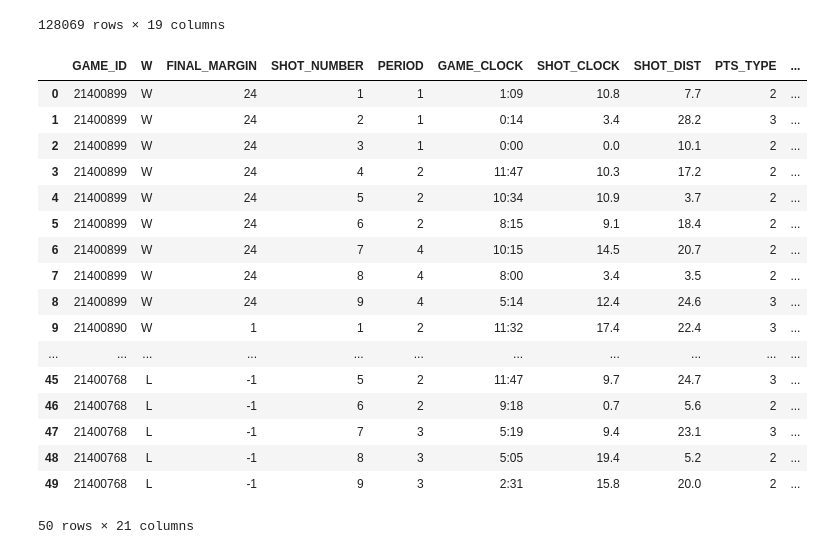
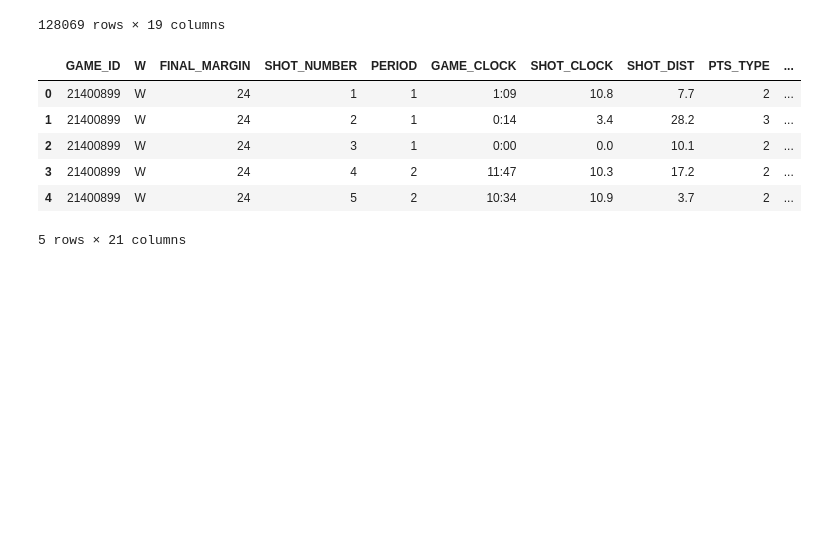
Before and after one commit to briennecole/NBA_Shot_Analysis, a Jupyter notebook: NBA_exploratory_analysis.ipynb, the cells around one changed output. Cells and saved outputs as stored; diff of their text form; code cells hidden in the pictures; blank space fills up the shorter version.

```diff
--- a/NBA_exploratory_analysis.ipynb
+++ b/NBA_exploratory_analysis.ipynb
@@ -125,27 +129,19 @@ cleaned_df=pd.concat([cleaned_df, to_clean], axis=1)
 # %%
 #convert all NaN in Shot_clock category to game_clock
 cleaned_df["SHOT_CLOCK"].fillna(cleaned_df["SECONDS"], inplace=True)
 #display dataframe to check if shot clock is changed
 
+# dropped all rows (1205) that did not have a shot clock value
+cleaned_df = cleaned_df[cleaned_df["SHOT_CLOCK"] <= 24]
+
 #export to csv
 cleaned_df.to_csv("Output_Data/Final_nba_df.csv", index= False)
-cleaned_df.head(50)
+cleaned_df.head()
 # %% [output]
 |  | GAME_ID | W | FINAL_MARGIN | SHOT_NUMBER | PERIOD | GAME_CLOCK | SHOT_CLOCK | SHOT_DIST | PTS_TYPE | ... |
 | 0 | 21400899 | W | 24 | 1 | 1 | 1:09 | 10.8 | 7.7 | 2 | ... |
 | 1 | 21400899 | W | 24 | 2 | 1 | 0:14 | 3.4 | 28.2 | 3 | ... |
 | 2 | 21400899 | W | 24 | 3 | 1 | 0:00 | 0.0 | 10.1 | 2 | ... |
 | 3 | 21400899 | W | 24 | 4 | 2 | 11:47 | 10.3 | 17.2 | 2 | ... |
 | 4 | 21400899 | W | 24 | 5 | 2 | 10:34 | 10.9 | 3.7 | 2 | ... |
-| 5 | 21400899 | W | 24 | 6 | 2 | 8:15 | 9.1 | 18.4 | 2 | ... |
-| 6 | 21400899 | W | 24 | 7 | 4 | 10:15 | 14.5 | 20.7 | 2 | ... |
-| 7 | 21400899 | W | 24 | 8 | 4 | 8:00 | 3.4 | 3.5 | 2 | ... |
-| 8 | 21400899 | W | 24 | 9 | 4 | 5:14 | 12.4 | 24.6 | 3 | ... |
-| 9 | 21400890 | W | 1 | 1 | 2 | 11:32 | 17.4 | 22.4 | 3 | ... |
-| ... | ... | ... | ... | ... | ... | ... | ... | ... | ... | ... |
-| 45 | 21400768 | L | -1 | 5 | 2 | 11:47 | 9.7 | 24.7 | 3 | ... |
-| 46 | 21400768 | L | -1 | 6 | 2 | 9:18 | 0.7 | 5.6 | 2 | ... |
-| 47 | 21400768 | L | -1 | 7 | 3 | 5:19 | 9.4 | 23.1 | 3 | ... |
-| 48 | 21400768 | L | -1 | 8 | 3 | 5:05 | 19.4 | 5.2 | 2 | ... |
-| 49 | 21400768 | L | -1 | 9 | 3 | 2:31 | 15.8 | 20.0 | 2 | ... |
-50 rows × 21 columns
+5 rows × 21 columns
```
Also changed, not shown: parts of 28 cells of this notebook, 8 other files.
